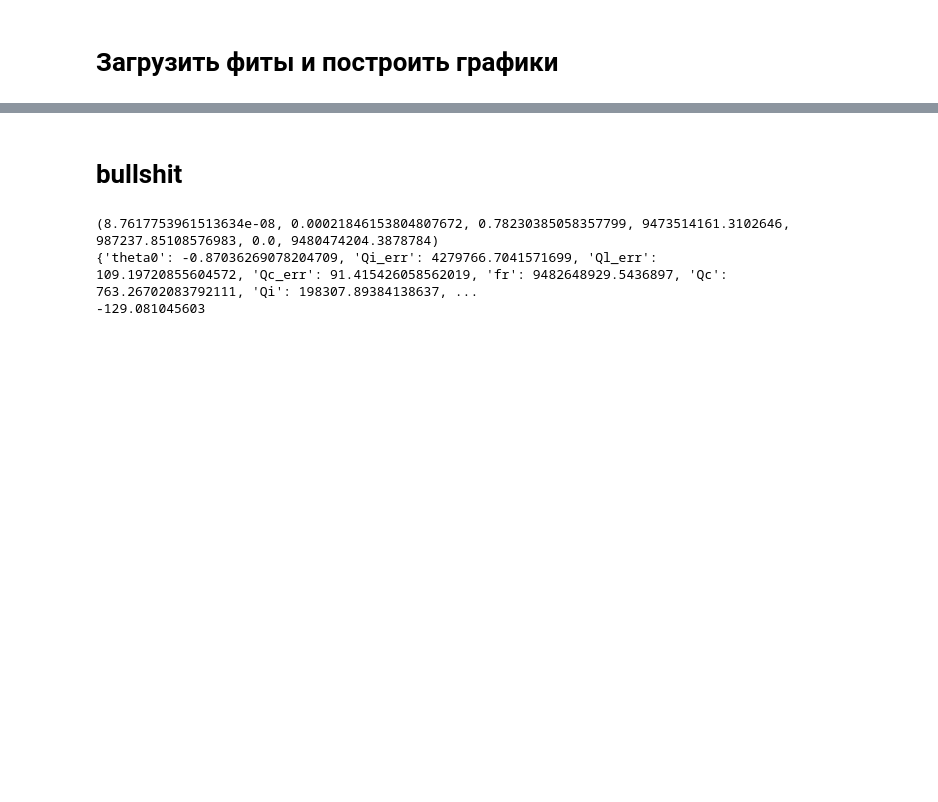
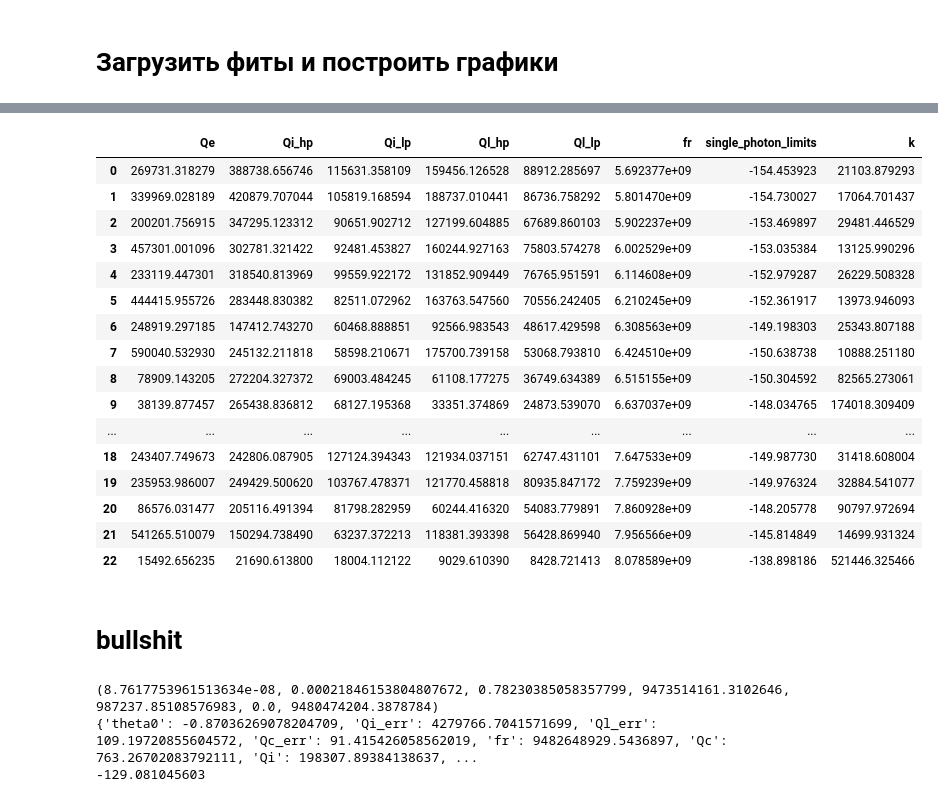
Before and after one commit to ooovector/qsweepy, a Jupyter notebook: Resonators-no-bullshit.ipynb, the cells around one changed output, grey strips where cells are left out. Cells and saved outputs as stored; diff of their text form; code cells hidden in the pictures; blank space fills up the shorter version.

```diff
--- a/Resonators-no-bullshit.ipynb
+++ b/Resonators-no-bullshit.ipynb
@@ -100,0 +140,2 @@ powers = np.linspace(0, -80, 81) # длинный скан
+# %%
+resonator_ids = [i for i in range(24)]
@@ -168,0 +208,15 @@ d:\qtlab\ReiData\data/2017-04-18/09-52-41/
+# %%
+import glob
+measurement_pattern = 'D:\\qtlab\\ReiData\\data\\2018-02-19\\*MGTU Sapphire res 25 res {}\\*.pkl'
+for resonator_id in range(24):
+    measurements = glob.glob(measurement_pattern.format(resonator_id))
+    if len(measurements):
+        last_measurement = measurements[-1]
+        #print (last_measurement)
+        with open(last_measurement, 'rb') as f:
+            measurement = pickle.load(f)[1]['S-parameter']
+            powers = measurement[1][0]
+            fitdata = resonator_quality_factor_fit.resonator_quality_factor_fit(measurement, powers, resonator_type='notch_port')
+            fitdata.to_csv(save_path+'/'+'fit_total {0}.csv'.format(resonator_id))
+            plt.close()
+            plt.close()
@@ -171,13 +258,17 @@ d:\qtlab\ReiData\data/2017-04-18/09-52-41/
 # %%
 from matplotlib.backends.backend_pdf import PdfPages
 fit_csvs = ['{0}/fit_total {1}.csv'.format(save_path, i) for i in range(len(resonator_freqs))]
-rows = 6
+rows = 12
 columns = 2
-figs, axes = plt.subplots(rows,columns, figsize=(15, 20))
+figs, axes = plt.subplots(rows,columns, figsize=(20, 40))
 pdf = PdfPages('{0}/{1}.pdf'.format(save_path, sample_name))
 Q_i_values_lp = []
 Q_i_values_hp = []
 Q_e_values = []
+Q_l_values_lp = []
+Q_l_values_hp = []
+f_r_values = []
+single_photon_limits = []
 resonator_type='notch_port'
 if resonator_type=='reflection_port':
     Qc_column = 'Qc'
@@ -219,14 +310,19 @@ for resonator_id, fit_csv in enumerate(fit_csvs):
             Q_i_values_lp.append(np.abs(fitdata[Qi_column])[np.argmin(fitdata['power'])])
             Q_i_values_hp.append(np.abs(fitdata[Qi_column])[np.argmax(fitdata['power'])])
             Q_e_values.append(np.median(fitdata[Qc_column]))
-            Q_ax.annotate('$f_r$: {0:2.4} GHz, $Q_i$: {1:2.3g}/{3:2.3g}, $Q_l$:{5:2.3g}/{6:2.3g}, $Q_c$: {4:2.3g}'.format(np.median(fitdata['fr'])/1e9, \
+            Q_l_values_lp.append(np.abs(fitdata[Ql_column])[np.argmin(fitdata['power'])])
+            Q_l_values_hp.append(np.abs(fitdata[Ql_column])[np.argmax(fitdata['power'])])
+            f_r_values.append(np.median(fitdata['fr']))
+            single_photon_limits.append(fitdata['single_photon_limit'][np.argmax(fitdata['power'])])
+            ann = Q_ax.annotate('$f_r$: {0:2.4} GHz, $Q_i$: {1:2.3g}/{3:2.3g}, $Q_l$:{5:2.3g}/{6:2.3g}, $Q_c$: {4:2.3g}'.format(np.median(fitdata['fr'])/1e9, \
                             np.round(np.abs(fitdata[Qi_column])[np.argmin(fitdata['power'])]), np.round(fitdata[Qi_err_column][np.argmin(fitdata['power'])]), \
                             np.round(np.abs(fitdata[Qi_column])[np.argmax(fitdata['power'])]), np.median(fitdata[Qc_column]), \
                             np.round(np.abs(fitdata[Ql_column])[np.argmin(fitdata['power'])]), np.round(np.abs(fitdata[Ql_column])[np.argmax(fitdata['power'])])), \
-                          (0.1, 0.1), xycoords='axes fraction', bbox={'alpha':1.0, 'pad':3, 'edgecolor':'black', 'facecolor':'white'})
+                          (0.05, 0.1), xycoords='axes fraction', bbox={'alpha':0.5, 'pad':3, 'edgecolor':'black', 'facecolor':'white'})
         Q_ax.set_ylim([1e4, 1e6])
         if (resonator_id==0):
-            plt.legend([f, Qc, Qi, Ql], ['$f$', '$Q_c$', '$Q_i$', '$Q_l$'], fancybox=True, loc=2, framealpha=1)
+            leg = plt.legend([f, Qc, Qi, Ql], ['$f$', '$Q_c$', '$Q_i$', '$Q_l$'], fancybox=True, loc=6, framealpha=1)
+            leg.get_frame().set_alpha(0.5)
             plt.title(sample_name)
     finally:
         pass
@@ -237,4 +333,6 @@ for resonator_id, fit_csv in enumerate(fit_csvs):
 plt.tight_layout()
 pdf.savefig(figs)
 pdf.close()
+summary_table = pd.DataFrame({'fr':f_r_values, 'Ql_lp':Q_l_values_lp, 'Ql_hp':Q_l_values_hp, 'Qe': Q_e_values, 'Qi_lp':Q_i_values_lp, 'Qi_hp':Q_i_values_hp, 'single_photon_limits':single_photon_limits})
+summary_table.to_csv('{0}/{1}.csv'.format(save_path, sample_name))
 # %% [output]
@@ -258,3 +396,26 @@ pdf.close()
+# %%
+import math
+summary_table_new = pd.DataFrame(summary_table)
+summary_table_new['k'] = summary_table_new['fr']/summary_table_new['Qe']
+summary_table_new
+# %% [output]
+|  | Qe | Qi_hp | Qi_lp | Ql_hp | Ql_lp | fr | single_photon_limits | k |
+| 0 | 269731.318279 | 388738.656746 | 115631.358109 | 159456.126528 | 88912.285697 | 5.692377e+09 | -154.453923 | 21103.879293 |
+| 1 | 339969.028189 | 420879.707044 | 105819.168594 | 188737.010441 | 86736.758292 | 5.801470e+09 | -154.730027 | 17064.701437 |
+| 2 | 200201.756915 | 347295.123312 | 90651.902712 | 127199.604885 | 67689.860103 | 5.902237e+09 | -153.469897 | 29481.446529 |
+| 3 | 457301.001096 | 302781.321422 | 92481.453827 | 160244.927163 | 75803.574278 | 6.002529e+09 | -153.035384 | 13125.990296 |
+| 4 | 233119.447301 | 318540.813969 | 99559.922172 | 131852.909449 | 76765.951591 | 6.114608e+09 | -152.979287 | 26229.508328 |
+| 5 | 444415.955726 | 283448.830382 | 82511.072962 | 163763.547560 | 70556.242405 | 6.210245e+09 | -152.361917 | 13973.946093 |
+| 6 | 248919.297185 | 147412.743270 | 60468.888851 | 92566.983543 | 48617.429598 | 6.308563e+09 | -149.198303 | 25343.807188 |
+| 7 | 590040.532930 | 245132.211818 | 58598.210671 | 175700.739158 | 53068.793810 | 6.424510e+09 | -150.638738 | 10888.251180 |
+| 8 | 78909.143205 | 272204.327372 | 69003.484245 | 61108.177275 | 36749.634389 | 6.515155e+09 | -150.304592 | 82565.273061 |
+| 9 | 38139.877457 | 265438.836812 | 68127.195368 | 33351.374869 | 24873.539070 | 6.637037e+09 | -148.034765 | 174018.309409 |
+| ... | ... | ... | ... | ... | ... | ... | ... | ... |
+| 18 | 243407.749673 | 242806.087905 | 127124.394343 | 121934.037151 | 62747.431101 | 7.647533e+09 | -149.987730 | 31418.608004 |
+| 19 | 235953.986007 | 249429.500620 | 103767.478371 | 121770.458818 | 80935.847172 | 7.759239e+09 | -149.976324 | 32884.541077 |
+| 20 | 86576.031477 | 205116.491394 | 81798.282959 | 60244.416320 | 54083.779891 | 7.860928e+09 | -148.205778 | 90797.972694 |
+| 21 | 541265.510079 | 150294.738490 | 63237.372213 | 118381.393398 | 56428.869940 | 7.956566e+09 | -145.814849 | 14699.931324 |
+| 22 | 15492.656235 | 21690.613800 | 18004.112122 | 9029.610390 | 8428.721413 | 8.078589e+09 | -138.898186 | 521446.325466 |
 # %% [markdown]
 # bullshit
 # %%
```
Also changed, not shown: parts of 19 cells of this notebook, 27 other files.
